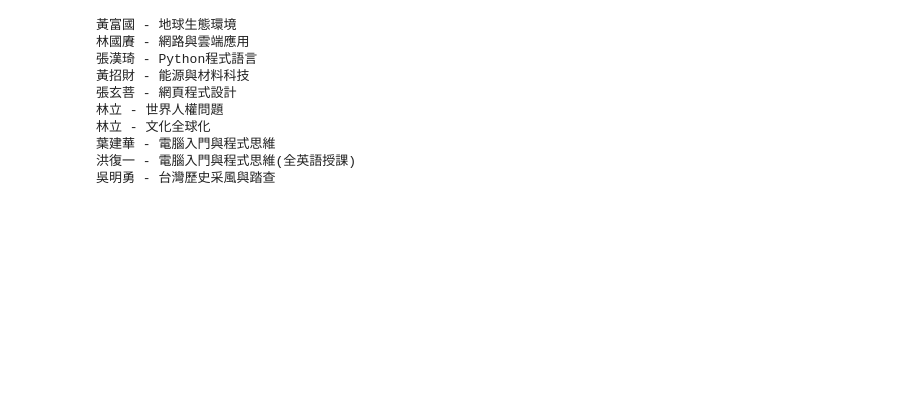
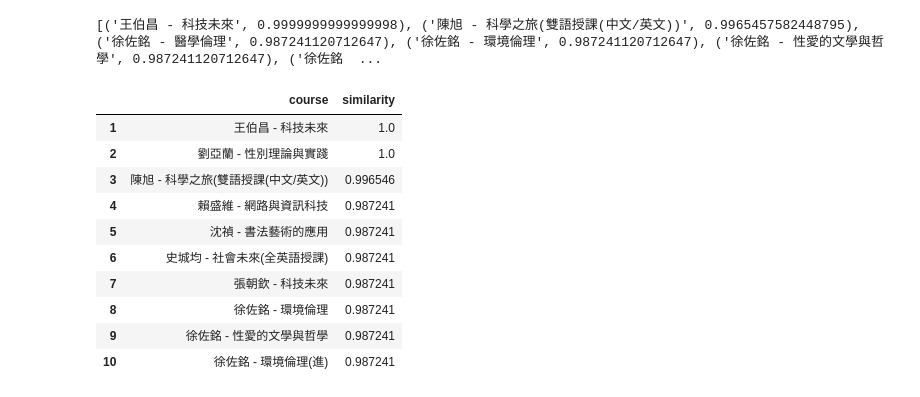
Before and after one commit to k0sutokiri/recommend-system, a Jupyter notebook: _General_courses/general_recommend.ipynb, the cells around one changed output. Saved outputs shown, nothing was run; the diff lists cells and outputs as text; code cells hidden in the pictures; blank space fills up the shorter version.

Commit message:
Update recommend function

```diff
--- a/_General_courses/general_recommend.ipynb
+++ b/_General_courses/general_recommend.ipynb
@@ -89,22 +90,39 @@ features
 # %%
-def recommend(course_name):
-    temp = {}
-    for course in features.keys():
-        temp[course] = cosine_similarity([features[course_name]], [features[course]])[0][0]
-    temp.pop(course_name)
-    top = sorted(temp.items(), key=lambda x: x[1], reverse=True)
-    top = top[1:12]
-    for i in range(10):
-        print(top[i][0])
-recommend('周厚文 - 半導體與生活')
+# def recommend(course_name):
+#     temp = {}
+#     for course in features.keys():
+#         temp[course] = cosine_similarity([features[course_name]], [features[course]])[0][0]
+#     temp.pop(course_name)
+#     top = sorted(temp.items(), key=lambda x: x[1], reverse=True)
+#     top = top[1:12]
+#     for i in range(10):
+#         print(top[i][0])
+#     print(top)
+# recommend('姜杰 - 統計與生活')
 # %% [output]
-黃富國 - 地球生態環境
-林國賡 - 網路與雲端應用
-張漢琦 - Python程式語言
-黃招財 - 能源與材料科技
-張玄菩 - 網頁程式設計
-林立 - 世界人權問題
-林立 - 文化全球化
-葉建華 - 電腦入門與程式思維
-洪復一 - 電腦入門與程式思維(全英語授課)
-吳明勇 - 台灣歷史采風與踏查
+[('王伯昌 - 科技未來', 0.9999999999999998), ('陳旭 - 科學之旅(雙語授課(中文/英文))', 0.9965457582448795), ('徐佐銘 - 醫學倫理', 0.987241120712647), ('徐佐銘 - 環境倫理', 0.987241120712647), ('徐佐銘 - 性愛的文學與哲學', 0.987241120712647), ('徐佐銘  ...
+# %%
+def recommend(course_name):
+    temp = pd.DataFrame(columns=['course', 'similarity'], index=range(len(features)))
+    for i, course in enumerate(features.keys(), start=1):
+        sim = cosine_similarity([features[course_name]], [features[course]])[0][0]
+        temp.loc[i] = [course, sim]
+    temp = temp.sort_values(by='similarity', ascending=False)
+    temp = temp.reset_index(drop=True)
+    temp = temp.drop(temp[temp['course'] == course_name].index)
+    return temp.loc[:10, ['course', 'similarity']]
+Recommendations = recommend('姜杰 - 統計與生活')
+# %%
+Recommendations
+# %% [output]
+|  | course | similarity |
+| 1 | 王伯昌 - 科技未來 | 1.0 |
+| 2 | 劉亞蘭 - 性別理論與實踐 | 1.0 |
+| 3 | 陳旭 - 科學之旅(雙語授課(中文/英文)) | 0.996546 |
+| 4 | 賴盛維 - 網路與資訊科技 | 0.987241 |
+| 5 | 沈禎 - 書法藝術的應用 | 0.987241 |
+| 6 | 史城均 - 社會未來(全英語授課) | 0.987241 |
+| 7 | 張朝欽 - 科技未來 | 0.987241 |
+| 8 | 徐佐銘 - 環境倫理 | 0.987241 |
+| 9 | 徐佐銘 - 性愛的文學與哲學 | 0.987241 |
+| 10 | 徐佐銘 - 環境倫理(進) | 0.987241 |
```
Also changed, not shown: parts of 3 cells of this notebook.
